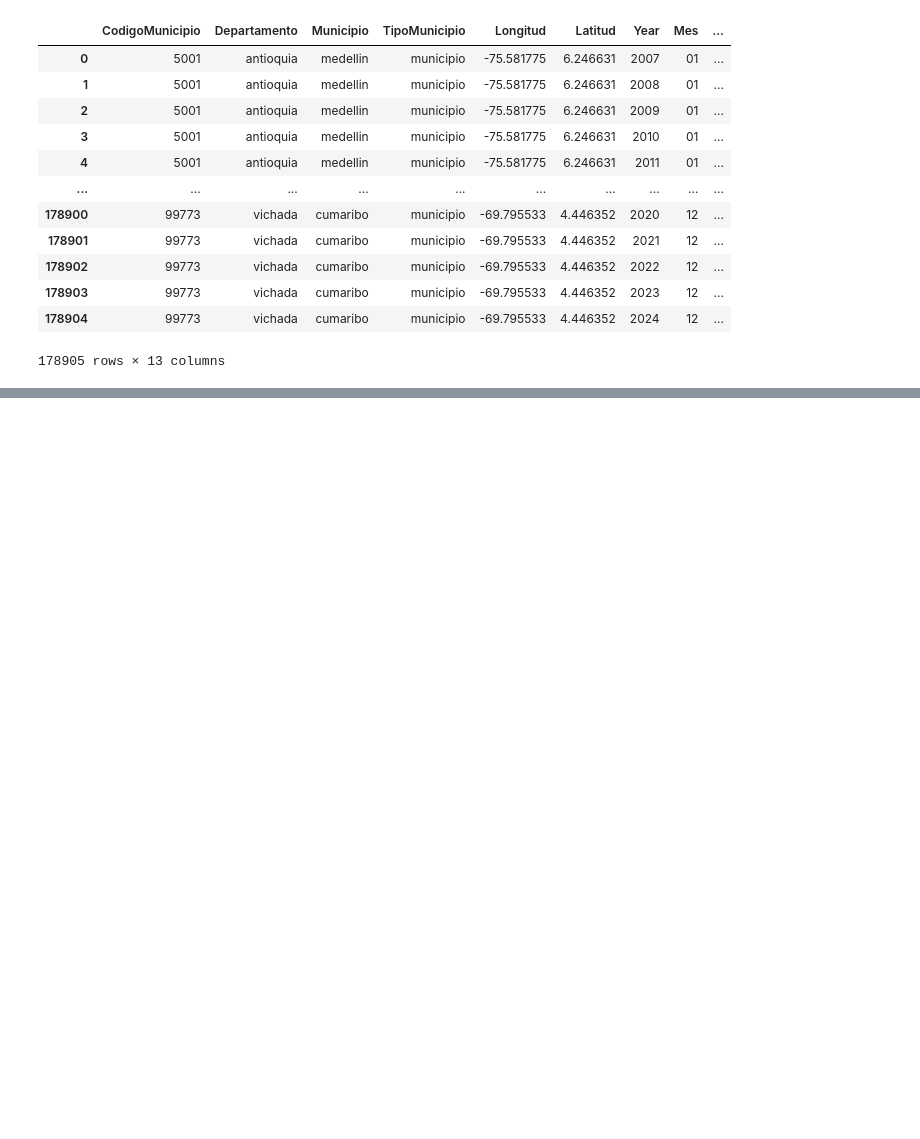
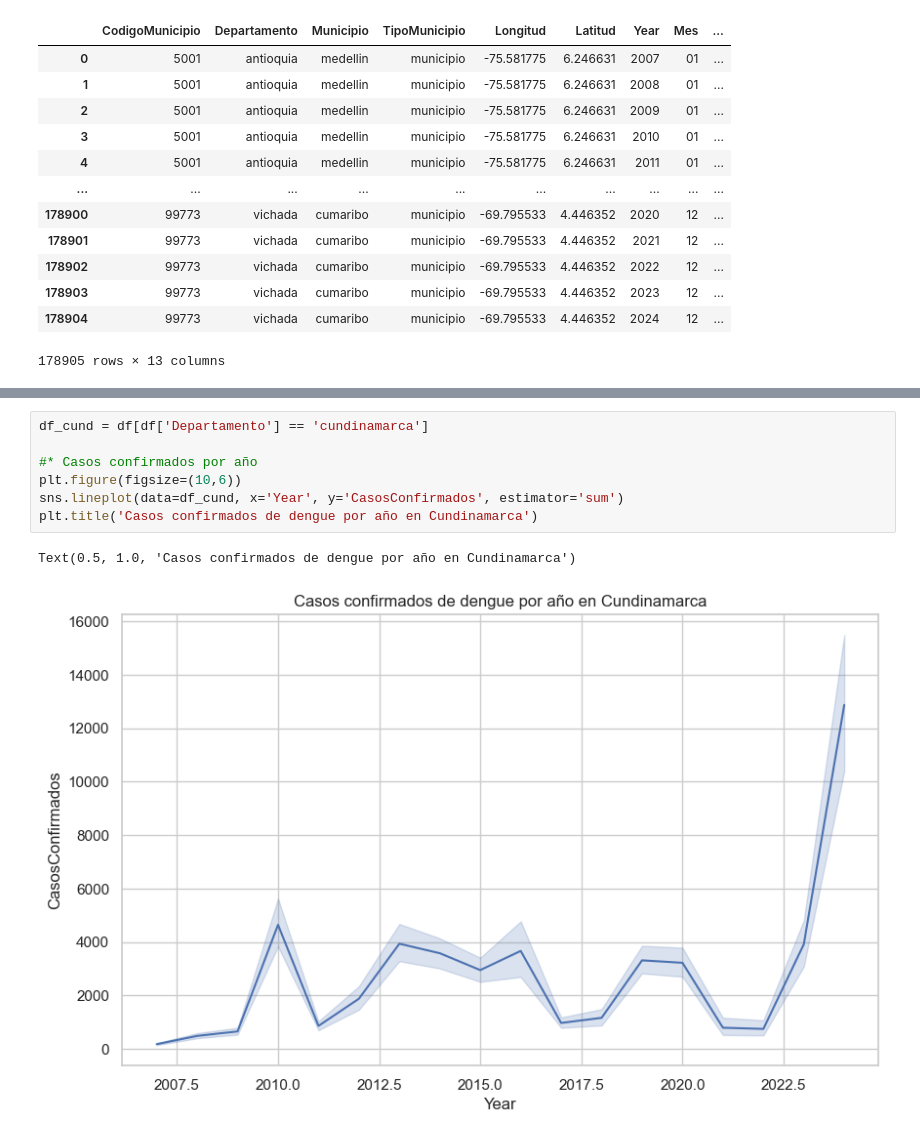
Before and after one commit to SergioSG24/aedes_prototype, a Jupyter notebook: BaseDengue.ipynb, the cells around one changed output, grey strips where cells are left out. Cells and saved outputs as stored; diff of their text form; blank space fills up the shorter version.

```diff
--- a/BaseDengue.ipynb
+++ b/BaseDengue.ipynb
@@ -235,0 +420,10 @@ Length: 3, dtype: str
+# %%
+df_cund = df[df['Departamento'] == 'cundinamarca']
+
+#* Casos confirmados por año
+plt.figure(figsize=(10,6))
+sns.lineplot(data=df_cund, x='Year', y='CasosConfirmados', estimator='sum')
+plt.title('Casos confirmados de dengue por año en Cundinamarca')
+# %% [output]
+Text(0.5, 1.0, 'Casos confirmados de dengue por año en Cundinamarca')
+[figure, added]
```
Also changed, not shown: parts of 12 cells of this notebook.
